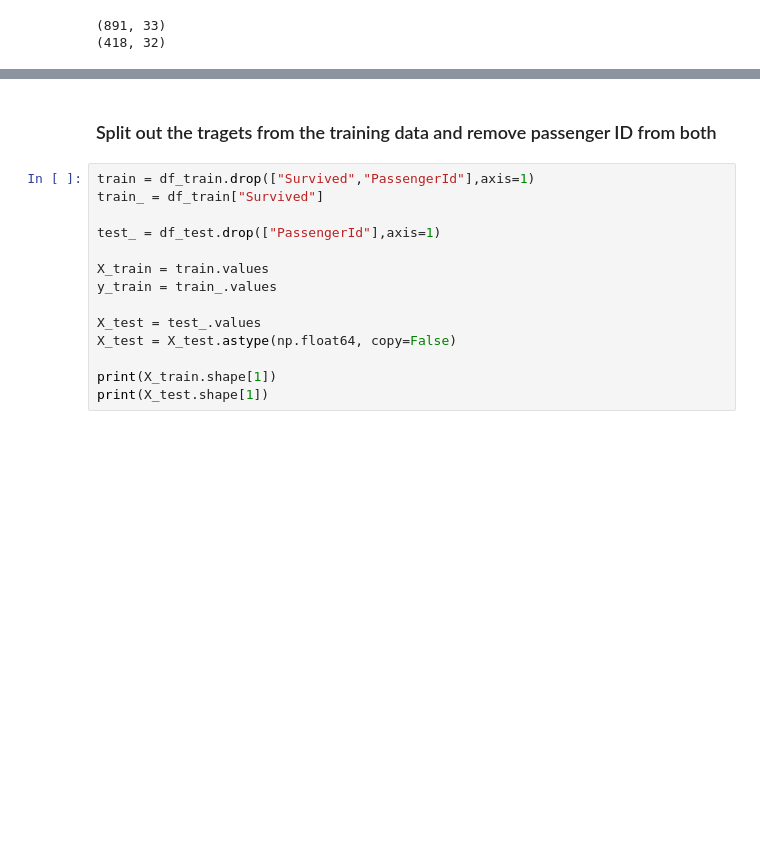
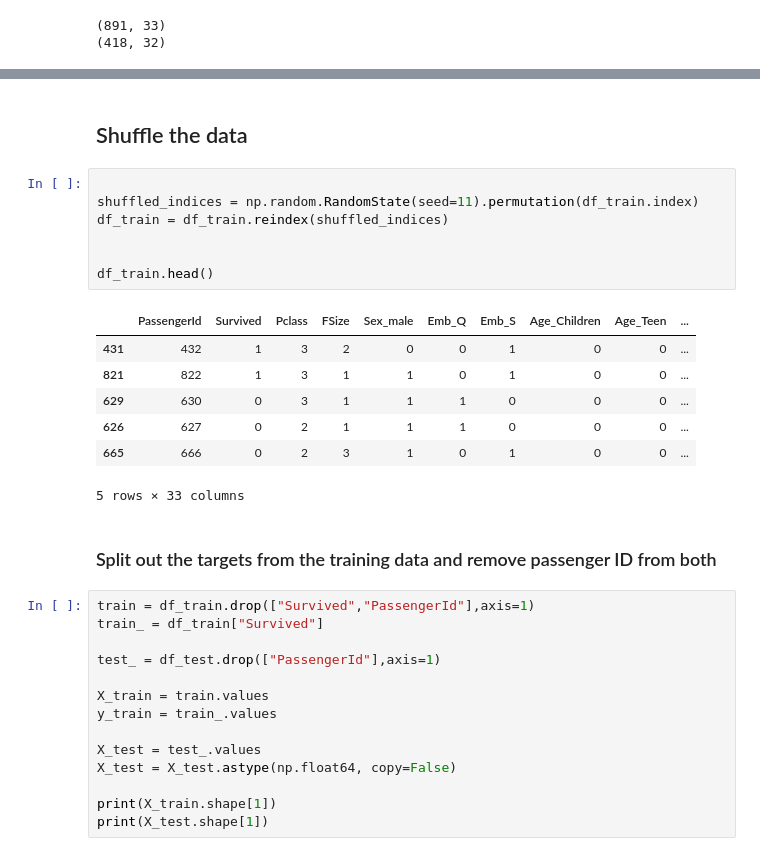
Before and after one commit to Ian-Rosado/ML_Journey, a Jupyter notebook: Titanic_predictions_project/Titanic_NN_project.ipynb, the cells around one changed output, grey strips where cells are left out. Drawn from its saved outputs; the diff is of its cells as text; blank space fills up the shorter version.

```diff
--- a/Titanic_predictions_project/Titanic_NN_project.ipynb
+++ b/Titanic_predictions_project/Titanic_NN_project.ipynb
@@ -602,5 +599,22 @@ df_train.shape
+# %% [markdown]
+## Shuffle the data
+# %%
+
+shuffled_indices = np.random.RandomState(seed=11).permutation(df_train.index)
+df_train = df_train.reindex(shuffled_indices)
+
+
+df_train.head()
+# %% [output]
+|  | PassengerId | Survived | Pclass | FSize | Sex_male | Emb_Q | Emb_S | Age_Children | Age_Teen | ... |
+| 431 | 432 | 1 | 3 | 2 | 0 | 0 | 1 | 0 | 0 | ... |
+| 821 | 822 | 1 | 3 | 1 | 1 | 0 | 1 | 0 | 0 | ... |
+| 629 | 630 | 0 | 3 | 1 | 1 | 1 | 0 | 0 | 0 | ... |
+| 626 | 627 | 0 | 2 | 1 | 1 | 1 | 0 | 0 | 0 | ... |
+| 665 | 666 | 0 | 2 | 3 | 1 | 0 | 1 | 0 | 0 | ... |
+5 rows × 33 columns
 # %% [markdown]
-### Split out the tragets from the training data and remove passenger ID from both
+### Split out the targets from the training data and remove passenger ID from both
 # %%
 train = df_train.drop(["Survived","PassengerId"],axis=1)
 train_ = df_train["Survived"]
```
Also changed, not shown: parts of 16 cells of this notebook, 3 other files.
